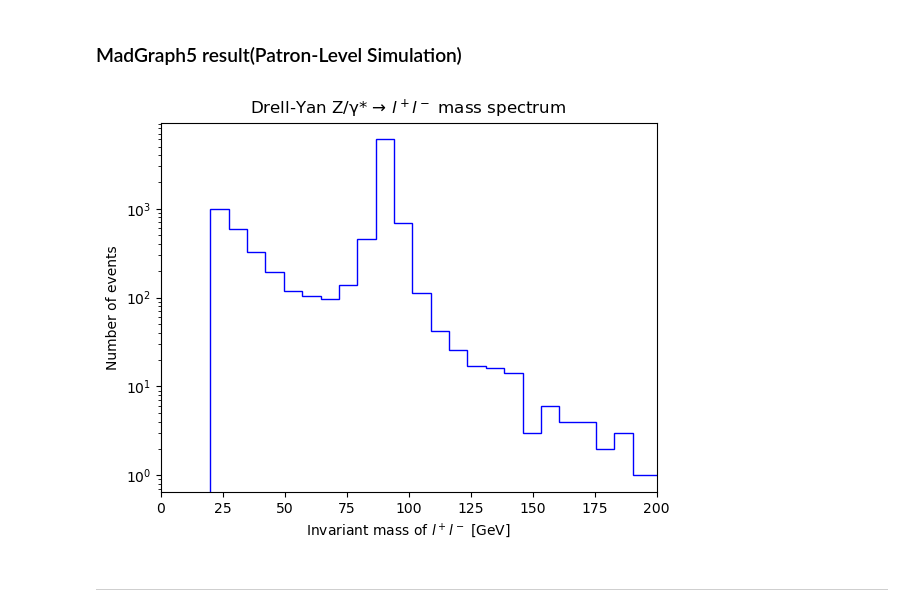
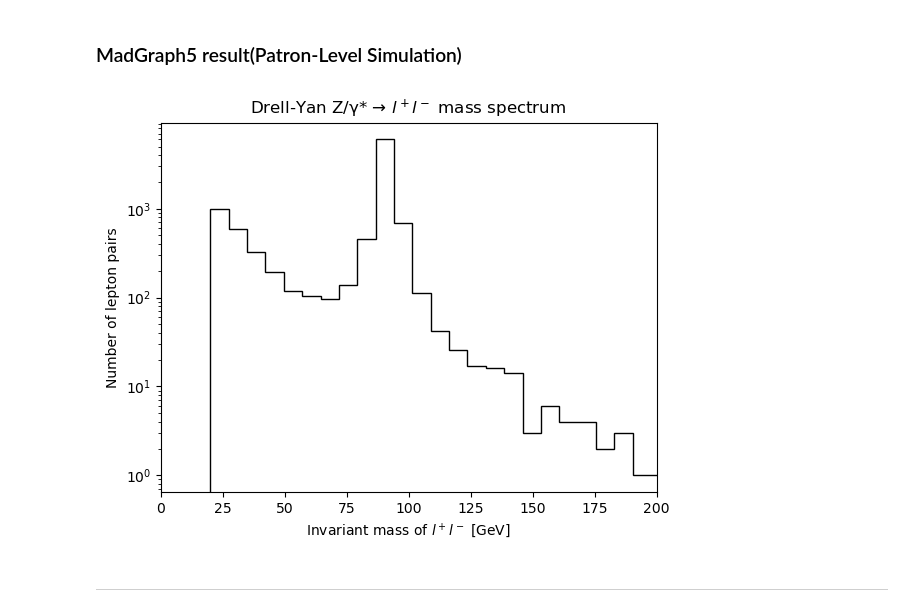
Before and after one commit to HeechanYi/MadGraph, a Jupyter notebook: Drell_Yan_Process/Drell_Yan_Analysis.ipynb, the cells around one changed output. Drawn from its saved outputs; the diff is of its cells as text; code cells hidden in the pictures.

```diff
--- a/Drell_Yan_Process/Drell_Yan_Analysis.ipynb
+++ b/Drell_Yan_Process/Drell_Yan_Analysis.ipynb
@@ -258,14 +258,14 @@ file_path = "./Data/mg5_output.lhe.gz"
 events = read_lhe_file(file_path)
 masses = calc_ll_mass(events)
 # %%
-plt.hist(masses, bins = 75, histtype='step', color='blue', label = 'MG5 Simulation')
+plt.hist(masses, bins = 75, histtype='step', color='black', label = 'MG5 Simulation')
 plt.xlabel("Invariant mass of $l^+ l^−$ [GeV]")
-plt.ylabel("Number of events")
+plt.ylabel("Number of lepton pairs")
 plt.title("Drell-Yan Z/γ* → $l^+ l^−$ mass spectrum")
 plt.xlim(0,200)
 plt.yscale('log')
 # %% [output]
-[figure, old version]
+[figure, new version]
 # %% [markdown]
 -----
 # %% [markdown]
```
Also changed, not shown: parts of 5 cells of this notebook.
